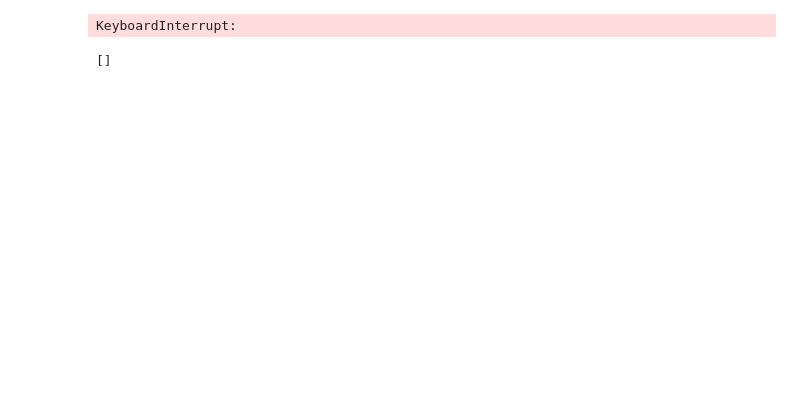
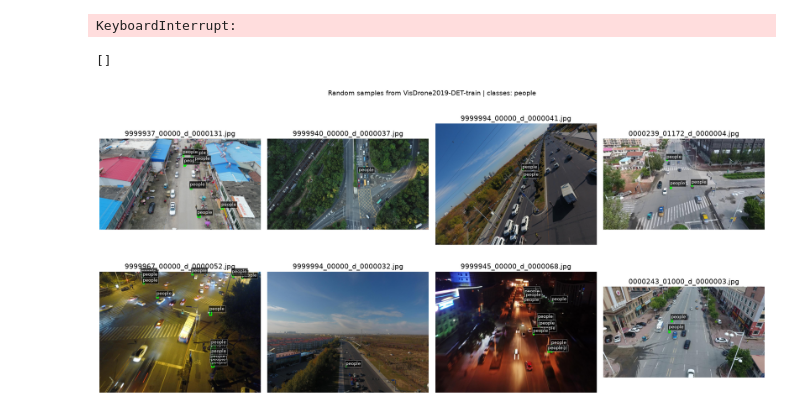
Before and after one commit to DavidIlnytskyi/Edge-Vehicle-Detection-and-Tracking, a Jupyter notebook: data_vizualization.ipynb, the cells around one changed output. Drawn from its saved outputs; the diff is of its cells as text; code cells hidden in the pictures; blank space fills up the shorter version.

Commit message:
Sample random images

```diff
--- a/data_vizualization.ipynb
+++ b/data_vizualization.ipynb
@@ -359,3 +470,7 @@ for split_dir in split_dirs:
 print(out_of_boundaries_images)
 # %% [output]
 []
+# %%
+visualize_random_samples(DATA_DIR / "VisDrone2019-DET-train", values=[2])
+# %% [output]
+[figure, added]
```
Also changed, not shown: parts of 3 cells of this notebook.
